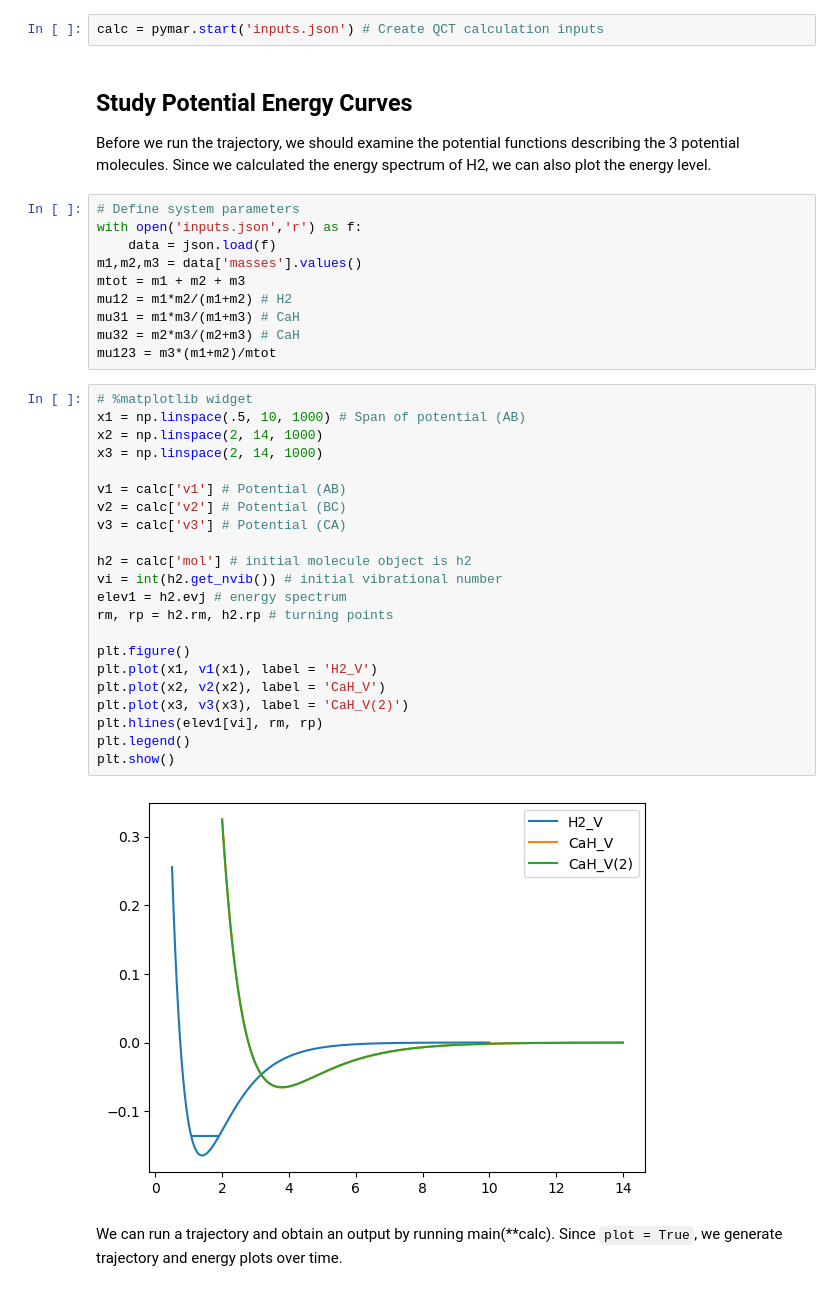
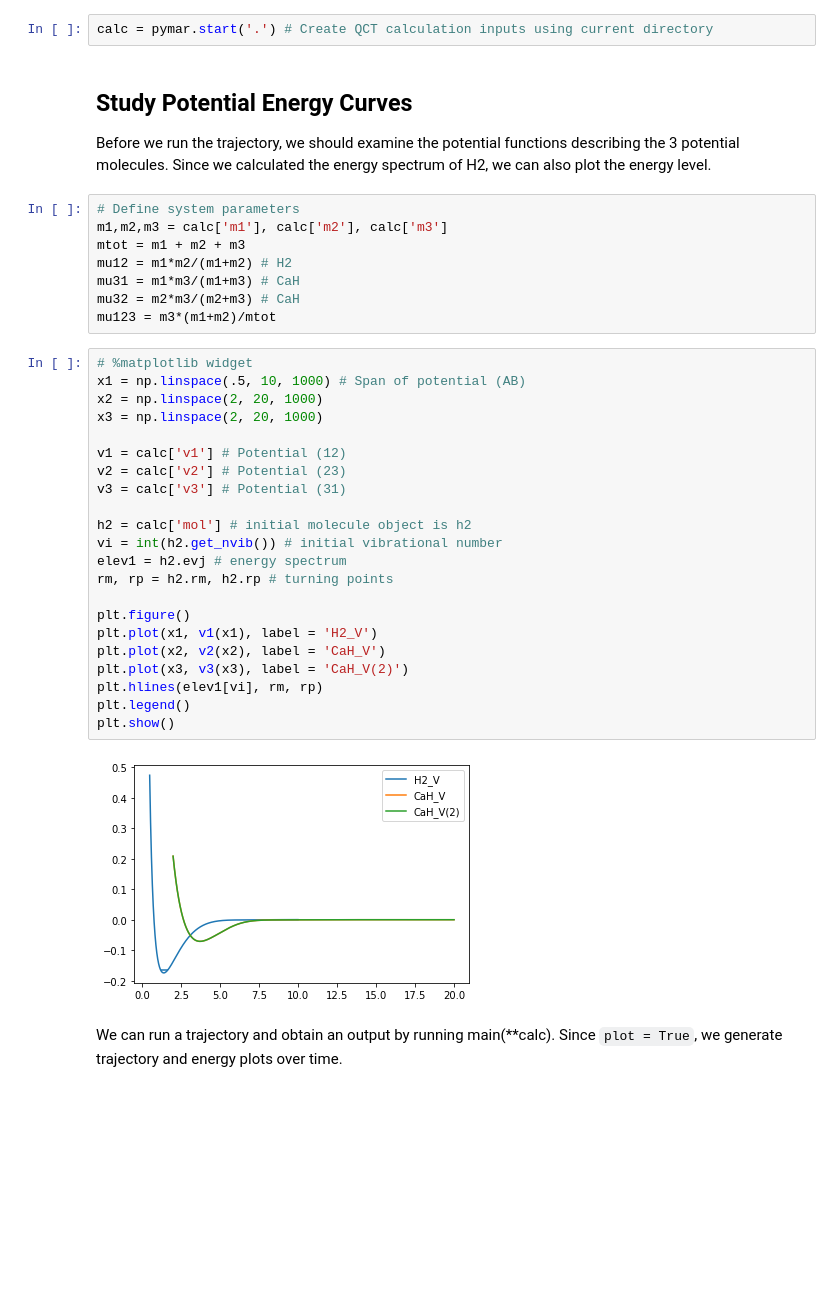
Before and after one commit to Rkoost/PyQCAMS, a Jupyter notebook: example/h2_ca/example.ipynb, the cells around one changed output. Saved outputs shown, nothing was run; the diff lists cells and outputs as text; blank space fills up the shorter version.

Commit message:
Use new input file system

```diff
--- a/example/h2_ca/example.ipynb
+++ b/example/h2_ca/example.ipynb
@@ -15,16 +13,14 @@ import json
 # Run one trajectory
 First, create the QCT calculation input dictionary using the start function, with the input file as the argument.
 # %%
-calc = pymar.start('inputs.json') # Create QCT calculation inputs
+calc = pymar.start('.') # Create QCT calculation inputs using current directory
 # %% [markdown]
 ## Study Potential Energy Curves
 
 Before we run the trajectory, we should examine the potential functions describing the 3 potential molecules. Since we calculated the energy spectrum of H2, we can also plot the energy level.
 # %%
 # Define system parameters
-with open('inputs.json','r') as f:
-    data = json.load(f)
-m1,m2,m3 = data['masses'].values()
+m1,m2,m3 = calc['m1'], calc['m2'], calc['m3']
 mtot = m1 + m2 + m3
 mu12 = m1*m2/(m1+m2) # H2
 mu31 = m1*m3/(m1+m3) # CaH
@@ -33,27 +29,27 @@ mu123 = m3*(m1+m2)/mtot
 # %%
 # %matplotlib widget
 x1 = np.linspace(.5, 10, 1000) # Span of potential (AB)
-x2 = np.linspace(2, 14, 1000)
-x3 = np.linspace(2, 14, 1000)
+x2 = np.linspace(2, 20, 1000)
+x3 = np.linspace(2, 20, 1000)
 
-v1 = calc['v1'] # Potential (AB)
-v2 = calc['v2'] # Potential (BC)
-v3 = calc['v3'] # Potential (CA)
+v1 = calc['v1'] # Potential (12)
+v2 = calc['v2'] # Potential (23)
+v3 = calc['v3'] # Potential (31)
 
 h2 = calc['mol'] # initial molecule object is h2
 vi = int(h2.get_nvib()) # initial vibrational number
 elev1 = h2.evj # energy spectrum
 rm, rp = h2.rm, h2.rp # turning points
 
 plt.figure()
 plt.plot(x1, v1(x1), label = 'H2_V')
 plt.plot(x2, v2(x2), label = 'CaH_V')
 plt.plot(x3, v3(x3), label = 'CaH_V(2)')
 plt.hlines(elev1[vi], rm, rp)
 plt.legend()
 plt.show()
 # %% [output]
-[figure, old version]
+[figure, new version]
 # %% [markdown]
 We can run a trajectory and obtain an output by running main(\**calc). Since `plot = True`, we generate trajectory and energy plots over time.
 # %%
```
Also changed, not shown: parts of 10 cells of this notebook.
